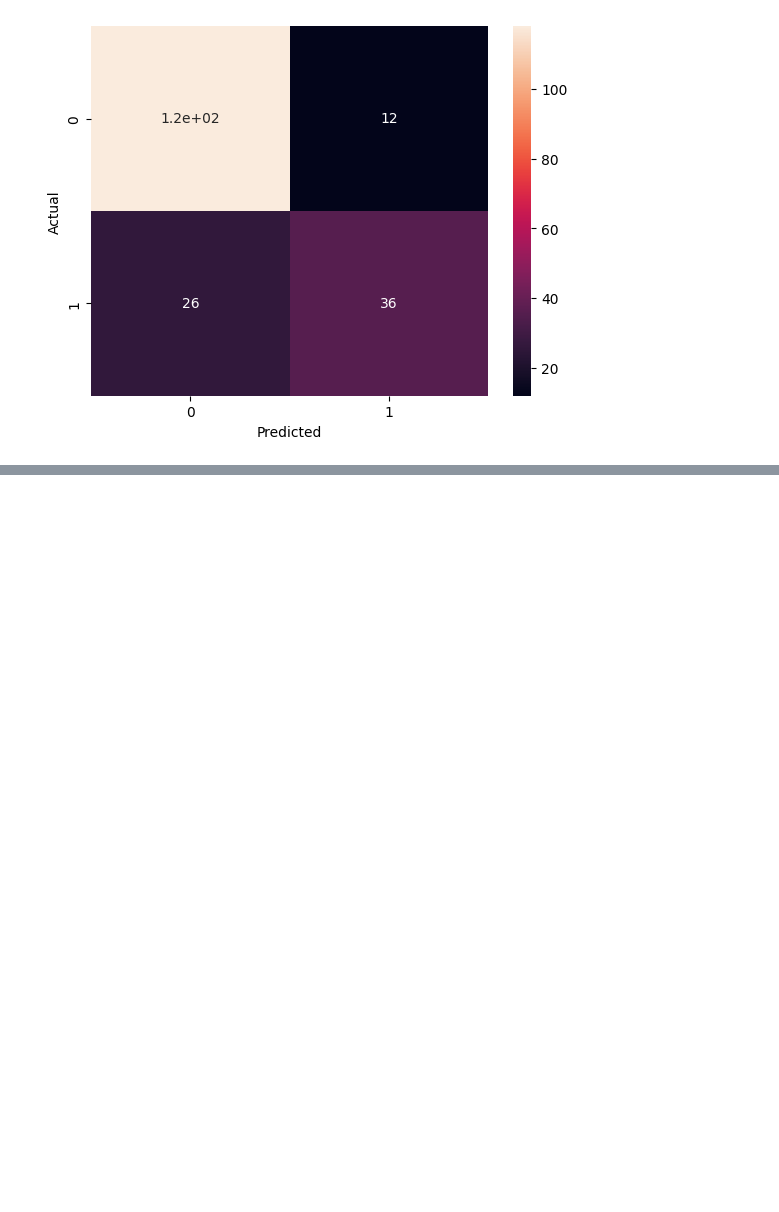
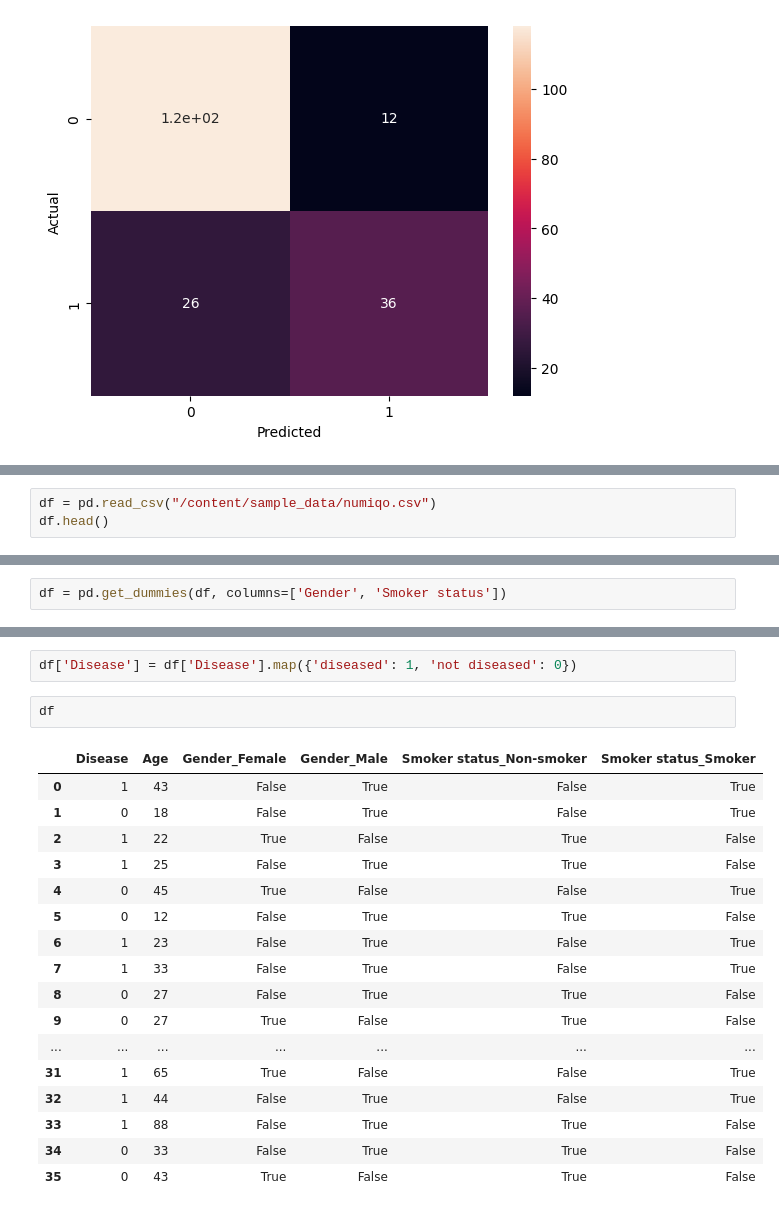
Before and after one commit to theyugster/Intro_To_ML, a Jupyter notebook: Intro_to_ML(LogisticRegression).ipynb, the cells around one changed output, grey strips where cells are left out. Saved outputs shown, nothing was run; the diff lists cells and outputs as text; blank space fills up the shorter version.

```diff
--- a/Intro_to_ML(LogisticRegression).ipynb
+++ b/Intro_to_ML(LogisticRegression).ipynb
@@ -111,0 +190,3 @@ sns.heatmap(conf_mat,annot=True)
+# %%
+df = pd.read_csv("/content/sample_data/numiqo.csv")
+df.head()
@@ -111,0 +204,2 @@ sns.heatmap(conf_mat,annot=True)
+# %%
+df = pd.get_dummies(df, columns=['Gender', 'Smoker status'])
@@ -111,0 +215,22 @@ sns.heatmap(conf_mat,annot=True)
+# %%
+df['Disease'] = df['Disease'].map({'diseased': 1, 'not diseased': 0})
+# %%
+df
+# %% [output]
+|  | Disease | Age | Gender_Female | Gender_Male | Smoker status_Non-smoker | Smoker status_Smoker |
+| 0 | 1 | 43 | False | True | False | True |
+| 1 | 0 | 18 | False | True | False | True |
+| 2 | 1 | 22 | True | False | True | False |
+| 3 | 1 | 25 | False | True | True | False |
+| 4 | 0 | 45 | True | False | False | True |
+| 5 | 0 | 12 | False | True | True | False |
+| 6 | 1 | 23 | False | True | False | True |
+| 7 | 1 | 33 | False | True | False | True |
+| 8 | 0 | 27 | False | True | True | False |
+| 9 | 0 | 27 | True | False | True | False |
+| ... | ... | ... | ... | ... | ... | ... |
+| 31 | 1 | 65 | True | False | False | True |
+| 32 | 1 | 44 | False | True | False | True |
+| 33 | 1 | 88 | False | True | True | False |
+| 34 | 0 | 33 | False | True | True | False |
+| 35 | 0 | 43 | True | False | True | False |
```
Also changed, not shown: parts of 25 cells of this notebook.
